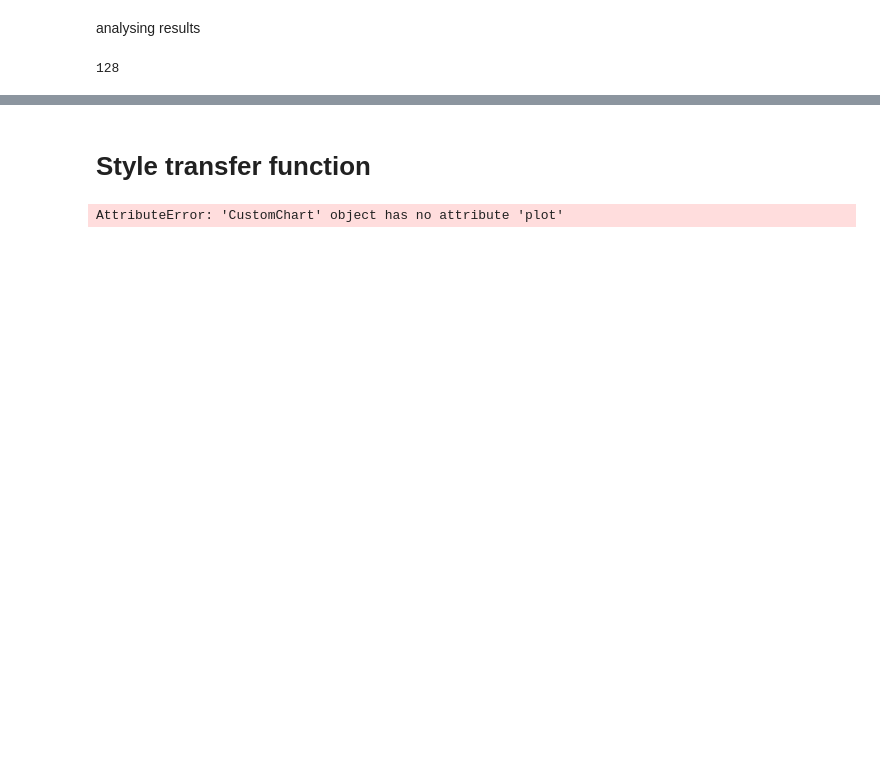
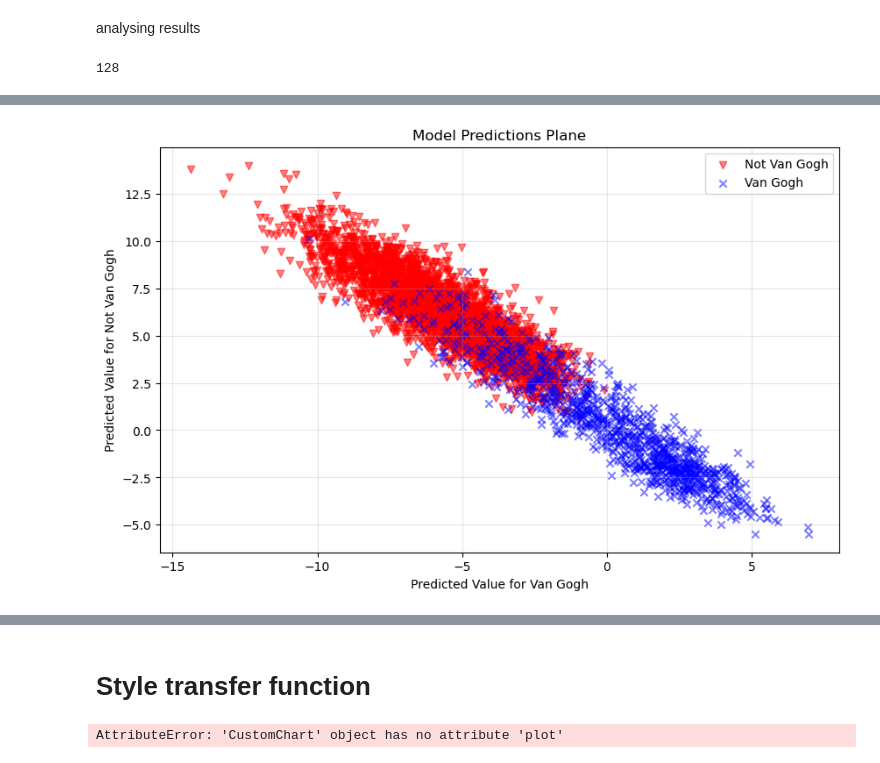
Before and after one commit to amitxy/deep_van_gogh, a Jupyter notebook: main.ipynb, the cells around one changed output, grey strips where cells are left out. Drawn from its saved outputs; the diff is of its cells as text; code cells hidden in the pictures; blank space fills up the shorter version.

```diff
--- a/main.ipynb
+++ b/main.ipynb
@@ -390,0 +564,48 @@ wandb.init(project='Final_Models',
+# %%
+import numpy as np
+import matplotlib.pyplot as plt
+import torch
+
+def plot_model_predictions_plane(model, data_loader, class_names=["Not Van Gogh", "Van Gogh"]):
+    """
+    Plots the observations as data points on a plane where the x values are the raw predictions for Van Gogh
+    and the y values are the raw predictions for Not Van Gogh.
+
+    Parameters:
+    - model: The trained model to evaluate.
+    - data_loader: DataLoader providing the input data and labels.
+    - class_names: List of class names for labeling the plot.
+    """
+    model.eval()
+    all_labels = []
+    all_probs = []
+
+    with torch.no_grad():
+        for data, labels in data_loader:
+            data, labels = data.to(device), labels.to(device)
+            outputs = model(data)
+            probs = outputs
+            all_labels.extend(labels.cpu().numpy())
+            all_probs.extend(probs.cpu().numpy())
+
+    all_labels = np.array(all_labels)
+    all_probs = np.array(all_probs)
+
+    plt.figure(figsize=(10, 6))
+    colors = ['#FF0000', '#0000FF']  # Red and Blue colors
+    markers = ['v', 'x']  # Dot for Not Van Gogh, Circle for Van Gogh
+    for class_idx, class_name in enumerate(class_names):
+        class_probs = all_probs[all_labels == class_idx]
+        plt.scatter(class_probs[:, 1], class_probs[:, 0], alpha=0.5, label=class_name, color=colors[class_idx], marker=markers[class_idx])
+
+    plt.xlabel('Predicted Value for Van Gogh')
+    plt.ylabel('Predicted Value for Not Van Gogh')
+    plt.title('Model Predictions Plane')
+    plt.legend()
+    plt.grid(alpha=0.3)
+    plt.show()
+
+# Example usage
+plot_model_predictions_plane(alexnet_best_model, test_loader, class_names=["Not Van Gogh", "Van Gogh"])
+# %% [output]
+[figure, added]
```
Also changed, not shown: parts of 9 cells of this notebook.
